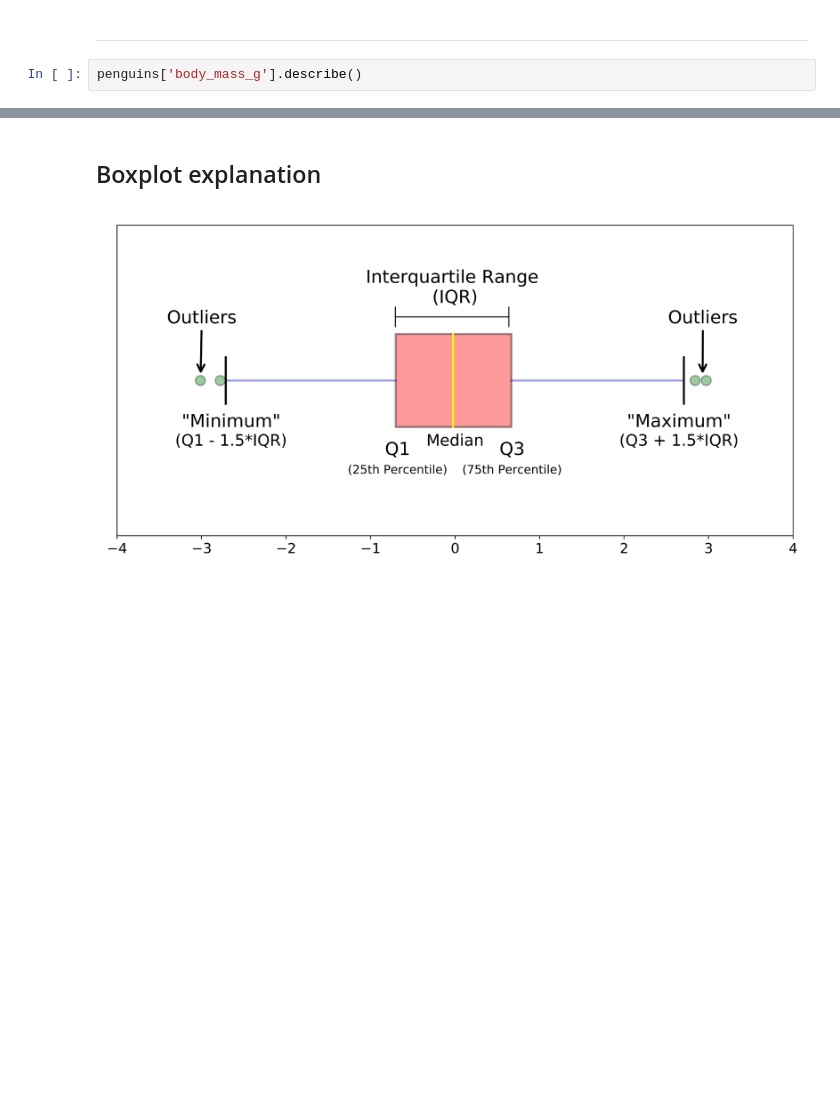
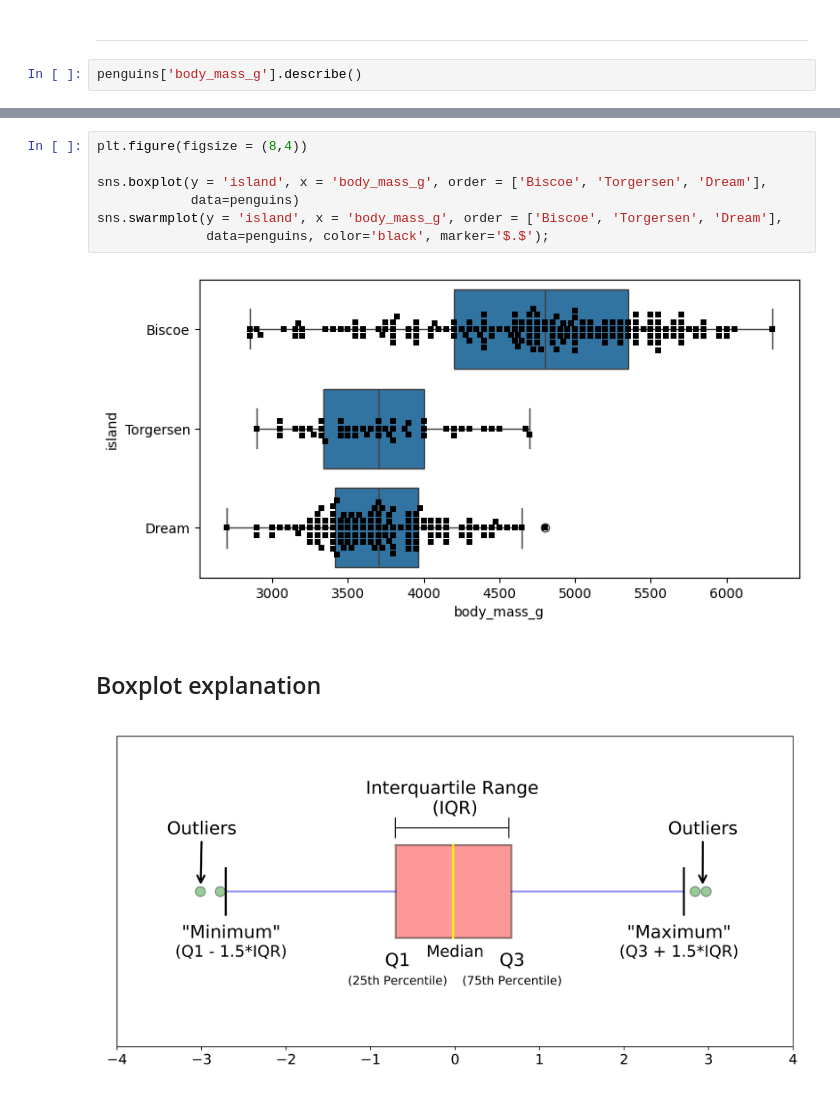
Before and after one commit to bbear2024/exercise, a Jupyter notebook: da-module-pandas/07_aggregation_merging/01_desc_stats_python.ipynb, the cells around one changed output, grey strips where cells are left out. Saved outputs shown, nothing was run; the diff lists cells and outputs as text; blank space fills up the shorter version.

```diff
--- a/da-module-pandas/07_aggregation_merging/01_desc_stats_python.ipynb
+++ b/da-module-pandas/07_aggregation_merging/01_desc_stats_python.ipynb
@@ -267,3 +330,12 @@ plt.show()
+# %%
+plt.figure(figsize = (8,4))
+
+sns.boxplot(y = 'island', x = 'body_mass_g', order = ['Biscoe', 'Torgersen', 'Dream'],
+            data=penguins)
+sns.swarmplot(y = 'island', x = 'body_mass_g', order = ['Biscoe', 'Torgersen', 'Dream'],
+              data=penguins, color='black', marker='$.$');
+# %% [output]
+[figure, added]
 # %% [markdown]
 ## Boxplot explanation
 # %% [markdown]
```
Also changed, not shown: parts of 12 cells of this notebook, 8 other files.
